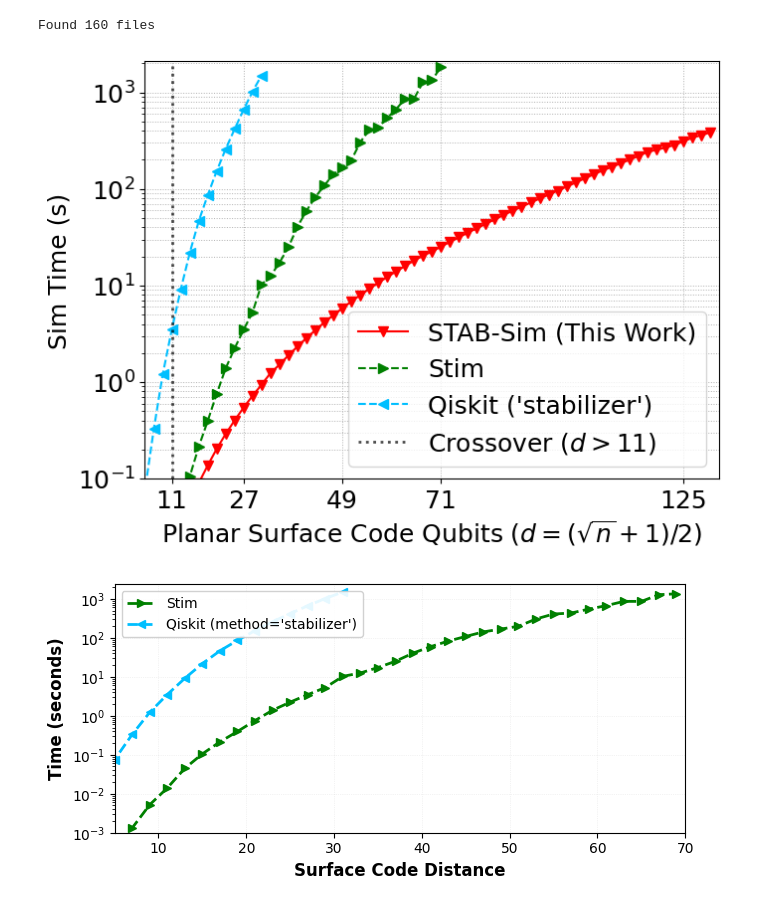
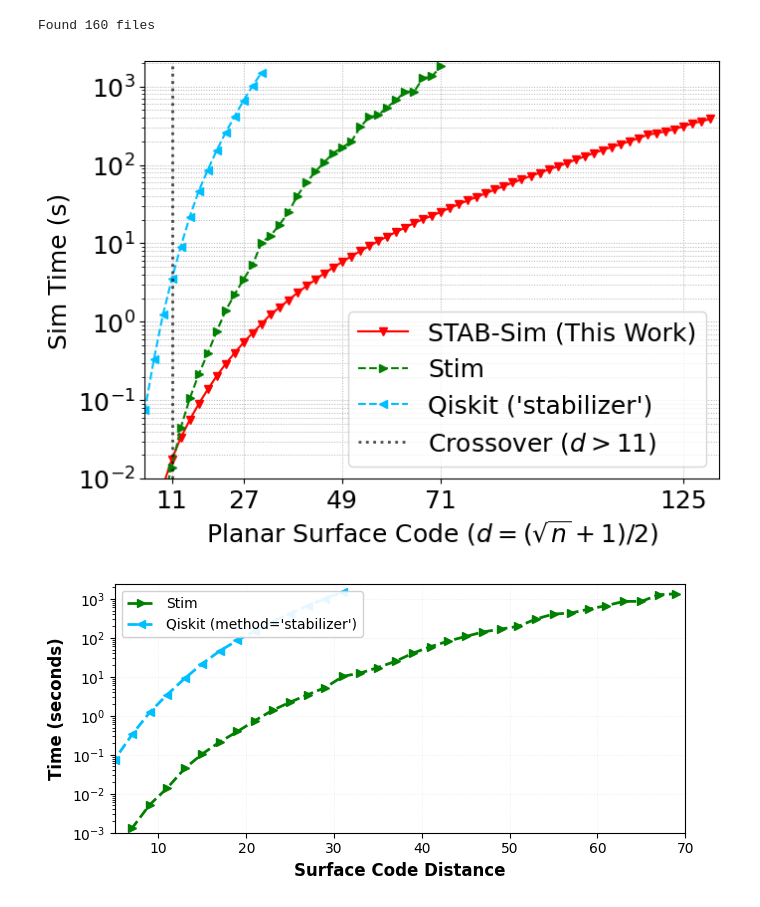
Before and after one commit to pnnl/NWQ-Sim, a Jupyter notebook: stabilizer/surface_code_bench.ipynb, the cells around one changed output. Cells and saved outputs as stored; diff of their text form; code cells hidden in the pictures.

```diff
--- a/stabilizer/surface_code_bench.ipynb
+++ b/stabilizer/surface_code_bench.ipynb
@@ -61,10 +61,10 @@ def plot_data(all_data):
 
     plt.figure(figsize=(7, 5))  # Change these numbers to adjust size
 
-    plt.plot(distance_stab, sim_times_stab, "v-", label="STAB-Sim (This Work)", linestyle="-", color="red", markersize=7)
+    plt.plot(distance_stab, sim_times_stab, "v-", label="STAB-Sim (This Work)", linestyle="-", color="red", markersize=6)
     # plt.plot(distance_cpu, sim_times_cpu, "^-", label="STAB-CPU", linestyle="-", color="orange", markersize=5)
-    plt.plot(distance_stim, sim_times_stim, ">-", label="Stim", linestyle="--", color="green", markersize=7)
-    plt.plot(distance_qiskit, sim_times_qiskit, "<-", label="Qiskit ('stabilizer')", linestyle="--", color="deepskyblue", markersize=7)
+    plt.plot(distance_stim, sim_times_stim, ">-", label="Stim", linestyle="--", color="green", markersize=6)
+    plt.plot(distance_qiskit, sim_times_qiskit, "<-", label="Qiskit ('stabilizer')", linestyle="--", color="deepskyblue", markersize=6)
 
     # Find where STAB-GPU overtakes Stim
     crossover_distance = None
@@ -101,7 +101,7 @@ def plot_data(all_data):
                    label=r'Crossover ($d>11$)')
 
     # Increase font size for axis labels and title
-    plt.xlabel(r"Planar Surface Code Qubits ($d=(\sqrt{n}+1)/2$)")
+    plt.xlabel(r"Planar Surface Code ($d=(\sqrt{n}+1)/2$)")
     plt.ylabel("Sim Time (s)")
     # plt.title("Planar Surface Code Memory in Stabilizer Simulation", fontsize=22)
 
@@ -109,40 +109,40 @@ def plot_data(all_data):
 
 
     # Set the x-axis to log2 scale
-    plt.ylim(.1, 2100)
+    plt.ylim(.01, 2100)
     plt.xlim(5, 133)
     plt.yscale("log")
     # plt.xscale("log", base=2)
 
 
     # Only show the x-axis ticks for 5, 15, 51, and 99 on the log2 scale
     plt.xticks([11, 27, 49, 71, 125], labels=[str(x) for x in [11, 27, 49, 71, 125]])
 
     # Increase font size for the legend
     plt.legend(loc='lower right')
 
     plt.grid(True, linestyle=":", linewidth=0.7, which="both")
 
     # Adjust layout to cut off some whitespace
     plt.subplots_adjust(top=0.95, right=0.95)
 
     # Save the plot as a PDF
     plt.savefig("graphics/fowler_improved.pdf", format="pdf", dpi=500, bbox_inches='tight')
 
     plt.show()
 
 folder_path = "fowler_improved"
 all_data = process_folder(folder_path)
 
 print(f"Found {len(all_data)} files")
 
 if not all_data:
     print("No data found.")
 
 plot_data(all_data)
 # %% [output]
 Found 160 files
-[figure, old version]
+[figure, new version]
 # %%
 # Create a mini figure emphasizing poor scaling of Stim and Qiskit
 def create_scaling_mini_figure(all_data):
```
Also changed, not shown: 26 other files.
